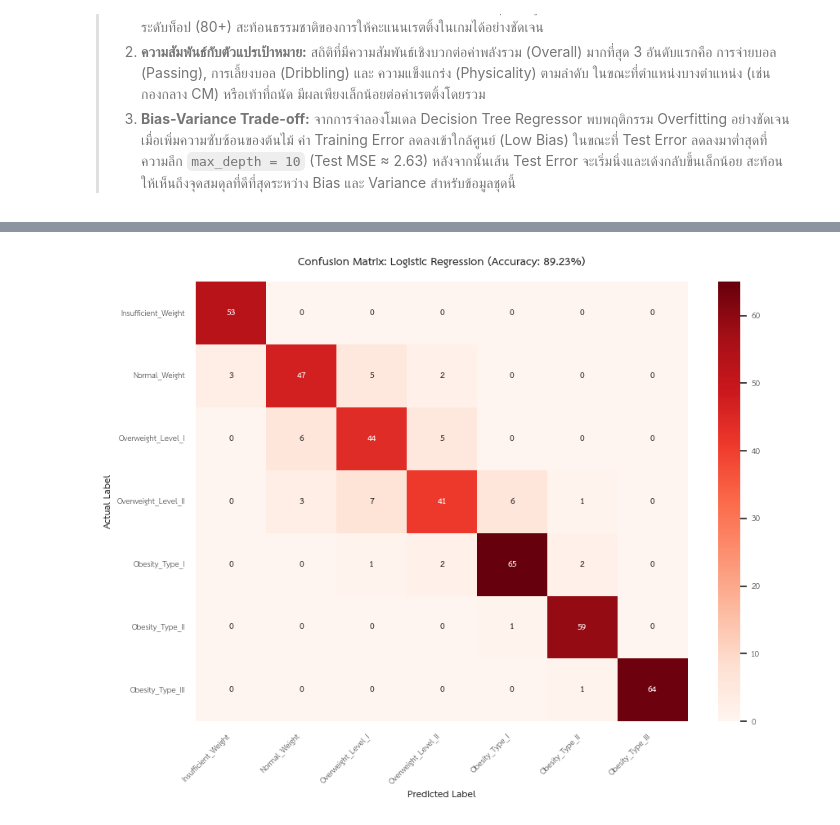
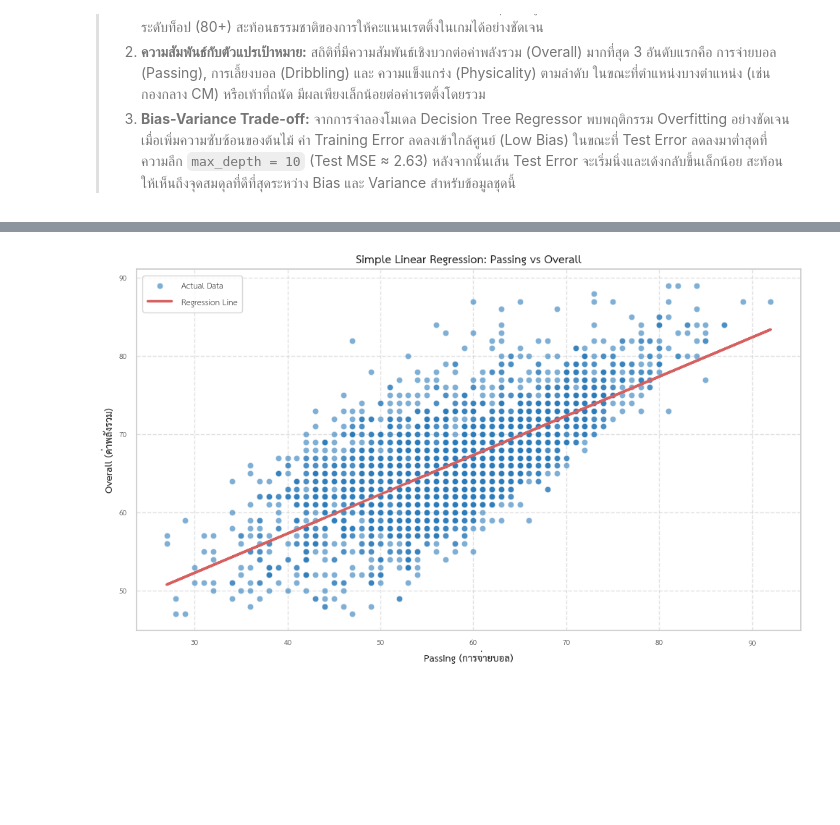
Before and after one commit to poramet-sudo/ea-fc26-analytics-project, a Jupyter notebook: notebook/ea-fc26-analytics-project.ipynb, the cells around one changed output, grey strips where cells are left out. Drawn from its saved outputs; the diff is of its cells as text; code cells hidden in the pictures; blank space fills up the shorter version.

```diff
--- a/notebook/ea-fc26-analytics-project.ipynb
+++ b/notebook/ea-fc26-analytics-project.ipynb
@@ -727,57 +722,55 @@ Lowest Test MSE: 2.6325
 # %%
-# ─── CLO3: Model 1 ─────────────────────────────────────────────────
-# วัตถุประสงค์: สร้างแบบจำลอง Multi-class Logistic Regression เพื่อจำแนกระดับความอ้วน (7 คลาส)
+# ─── CLO3: Model 1 ────────────────────────────────────────────────────────
+# วัตถุประสงค์: สร้างแบบจำลอง Simple Linear Regression ด้วย 1 Feature ที่ correlate สูงสุด
 
-# 1. แบ่งชุดข้อมูล Train 80% / Test 20% แบบ Stratified เพื่อรักษาสัดส่วนทุกคลาส
-X_train, X_test, y_train, y_test = train_test_split(
-    X_encoded, y,
-    test_size=0.2,
-    random_state=42,
-    stratify=y
+from sklearn.linear_model import LinearRegression
+from sklearn.metrics import mean_squared_error, r2_score
+
+# 1. เลือก Feature ที่มี Correlation สูงสุด (passing)
+# ใช้จาก df_clean ได้เลย เพราะเป็นตัวแปรเดียว ไม่ต้องผ่าน One-Hot Encoding
+X_simple = df_clean[['passing']]
+y_simple = df_clean['overall']
+
+# 2. แบ่งข้อมูล Train 80% / Test 20% (Regression ไม่ต้องใช้ stratify)
+X_train_s, X_test_s, y_train_s, y_test_s = train_test_split(
+    X_simple, y_simple, test_size=0.2, random_state=42
 )
 
-# 2. ทำ Feature Scaling (Fit เฉพาะ Train เพื่อป้องกัน Data Leakage)
-scaler = StandardScaler()
-X_train_scaled = scaler.fit_transform(X_train)
-X_test_scaled = scaler.transform(X_test)
-
 # 3. กำหนดโมเดลและเทรนข้อมูล
-model1 = LogisticRegression(max_iter=1000, random_state=42)
-model1.fit(X_train_scaled, y_train)
+model1 = LinearRegression()
+model1.fit(X_train_s, y_train_s)
 
 # 4. ประเมินผลลัพธ์
-y_train_pred1 = model1.predict(X_train_scaled)
-y_pred1 = model1.predict(X_test_scaled)
+y_train_pred1 = model1.predict(X_train_s)
+y_test_pred1 = model1.predict(X_test_s)
 
-train_acc1 = accuracy_score(y_train, y_train_pred1)
-acc1 = accuracy_score(y_test, y_pred1)
+# คำนวณ MSE และ R^2
+mse_train1 = mean_squared_error(y_train_s, y_train_pred1)
+mse_test1 = mean_squared_error(y_test_s, y_test_pred1)
+r2_train1 = r2_score(y_train_s, y_train_pred1)
+r2_test1 = r2_score(y_test_s, y_test_pred1)
 
-print(f"🎯 Model 1 (Logistic Regression) Accuracy: {acc1 * 100:.2f}%\n")
-print(f"Train Accuracy: {train_acc1 * 100:.2f}%")
-print(f"Test Accuracy : {acc1 * 100:.2f}%\n")
+print(f"🎯 Model 1 (Simple Linear Regression - Feature: passing)")
+print(f"Coefficient (ความชัน): {model1.coef_[0]:.4f}")
+print(f"Intercept (จุดตัดแกน Y): {model1.intercept_:.4f}\n")
+print(f"Train MSE: {mse_train1:.4f} | Train R²: {r2_train1:.4f}")
+print(f"Test MSE:  {mse_test1:.4f} | Test R²:  {r2_test1:.4f}\n")
 
-print(classification_report(
-    y_test,
-    y_pred1,
-    labels=target_order,
-    target_names=target_order
-))
+# 5. แสดงผล Actual vs Predicted Plot (กราฟเส้นสมการถดถอย)
+plt.figure(figsize=(10, 6))
 
+# พล็อตจุดข้อมูลจริง (Test set)
+sns.scatterplot(x=X_test_s['passing'], y=y_test_s, color='#2b7bba', alpha=0.6, label='Actual Data')
 
-# 5. แสดงผล Confusion Matrix
-plt.figure(figsize=(9, 7))
-cm1 = confusion_matrix(y_test, y_pred1, labels=target_order)
-sns.heatmap(
-    cm1, annot=True, fmt='d', cmap='Reds',
-    xticklabels=target_order, yticklabels=target_order,
-    annot_kws={"fontsize": 11, "fontweight": "bold"}
-)
+# พล็อตเส้น Regression Line
+plt.plot(X_test_s['passing'], y_test_pred1, color='#d65f5f', linewidth=2.5, label='Regression Line')
 
-plt.title(f'Confusion Matrix: Logistic Regression (Accuracy: {acc1*100:.2f}%)', fontsize=14, fontweight='bold', pad=15)
-plt.xlabel('Predicted Label', fontsize=12, fontweight='bold')
-plt.ylabel('Actual Label', fontsize=12, fontweight='bold')
-plt.xticks(rotation=45, ha='right', fontsize=10)
-plt.yticks(rotation=0, fontsize=10)
+plt.title('Simple Linear Regression: Passing vs Overall', fontsize=16, fontweight='bold')
+plt.xlabel('Passing (การจ่ายบอล)', fontsize=14, fontweight='bold')
+plt.ylabel('Overall (ค่าพลังรวม)', fontsize=14, fontweight='bold')
+plt.legend(fontsize=12)
+plt.grid(True, linestyle='--', alpha=0.6)
+
 plt.tight_layout()
 plt.show()
 # %% [output]
@@ -802 +783 @@ Overweight_Level_II       0.82      0.71      0.76        58
-[figure, old version]
+[figure, new version]
```
Also changed, not shown: parts of 19 cells of this notebook.
